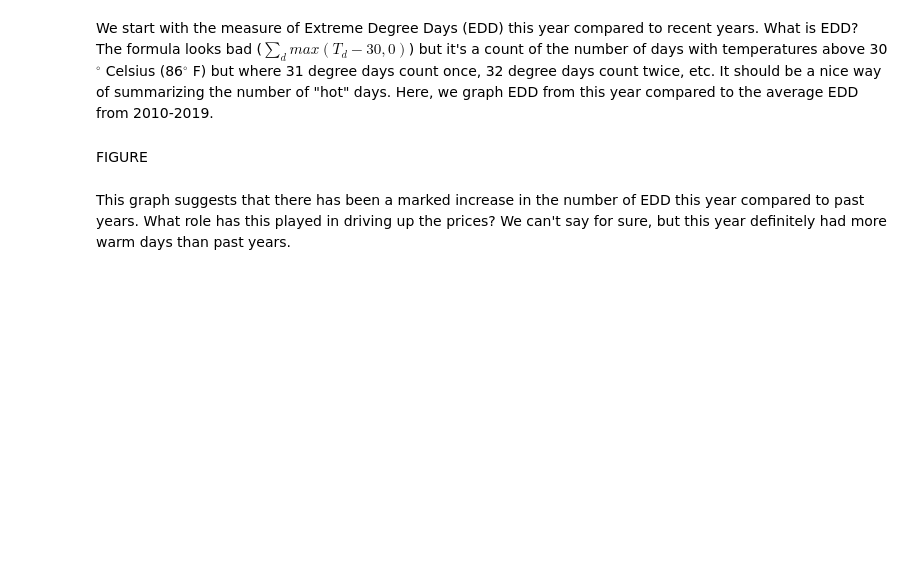
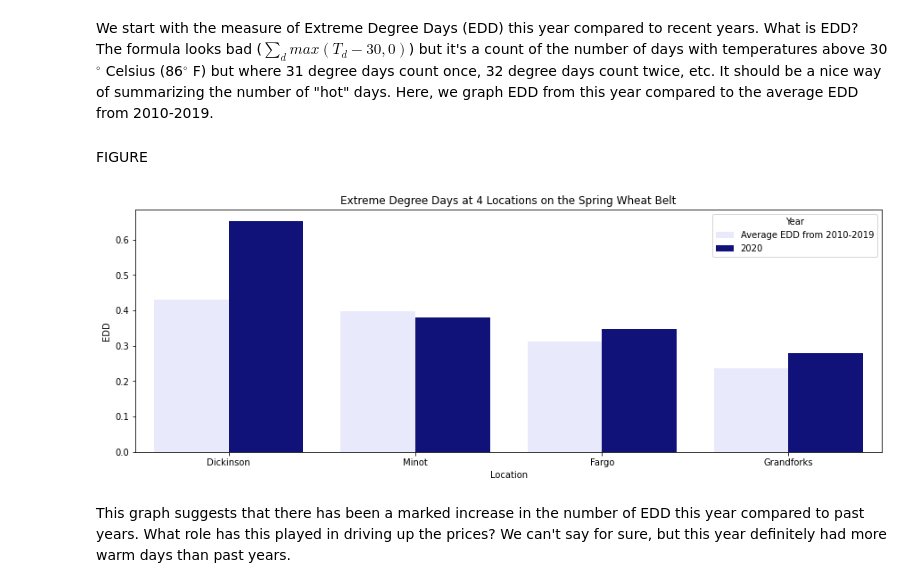
Before and after one commit to jacoblefler/ARE_231, a Jupyter notebook: Blog_figures.ipynb, the cells around one changed output. Cells and saved outputs as stored; diff of their text form; code cells hidden in the pictures; blank space fills up the shorter version.

```diff
--- a/Blog_figures.ipynb
+++ b/Blog_figures.ipynb
@@ -91,6 +87,18 @@ Storage quantities are a bit lower this year, but it's hard to know if the decre
 We start with the measure of Extreme Degree Days (EDD) this year compared to recent years. What is EDD? The formula looks bad ($\sum_d max(T_d - 30,0)$) but it's a count of the number of days with temperatures above 30$^{\circ}$ Celsius (86$^{\circ}$ F) but where 31 degree days count once, 32 degree days count twice, etc. It should be a nice way of summarizing the number of "hot" days. Here, we graph EDD from this year compared to the average EDD from 2010-2019.
 # %% [markdown]
 FIGURE
+# %%
+# Read in stock data
+
+filename = 'EDD_spring_figure.csv'
+location = os.path.join(cwd, filename)
+EDD_df = pd.read_csv(location, header=0)
+# %%
+fig, ax = plt.subplots(figsize=(15,5))
+sns.barplot(x="Location", y="EDD", hue="Year", data=EDD_df, color='darkblue').set_title("Extreme Degree Days at 4 Locations on the Spring Wheat Belt")
+fig.savefig('EDD.png')
+# %% [output]
+[figure, added]
 # %% [markdown]
 This graph suggests that there has been a marked increase in the number of EDD this year compared to past years. What role has this played in driving up the prices? We can't say for sure, but this year definitely had more warm days than past years.
 # %% [markdown]
```
Also changed, not shown: parts of 5 cells of this notebook, 10 other files.
